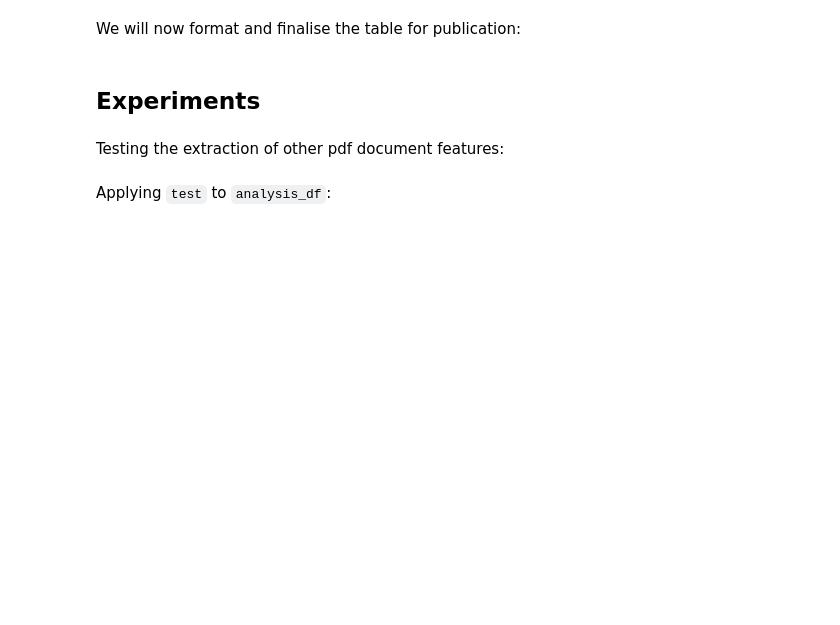
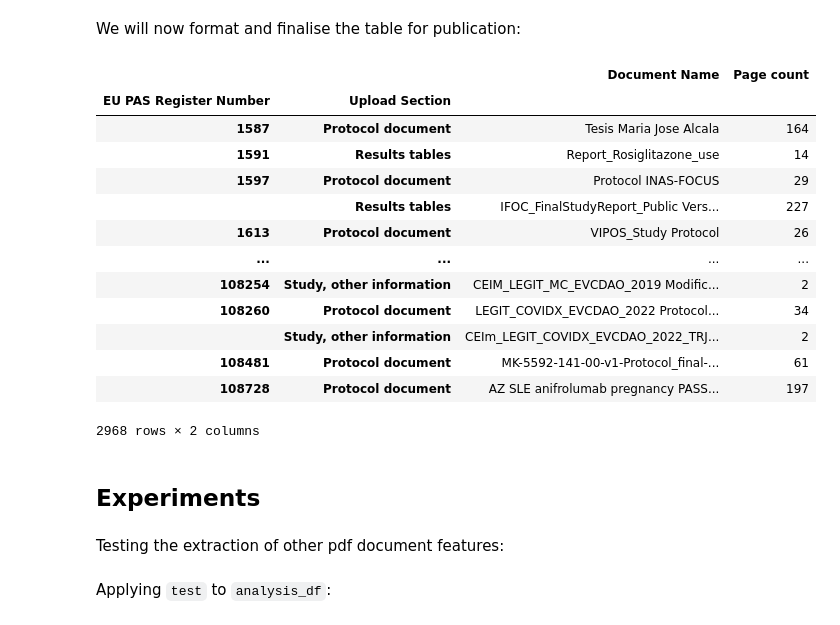
Before and after one commit to EU-PAS-Adherence/EU-PAS-Data-and-Notebooks, a Jupyter notebook: notebooks/extra_analysis/documents_analysis.ipynb, the cells around one changed output. Cells and saved outputs as stored; diff of their text form; code cells hidden in the pictures; blank space fills up the shorter version.

```diff
--- a/notebooks/extra_analysis/documents_analysis.ipynb
+++ b/notebooks/extra_analysis/documents_analysis.ipynb
@@ -519,21 +574,36 @@ document_type_map = {
     'result_tables': 'Results tables'
 }
 # %%
-formated_result_df = extra_analysis_df.reset_index().assign(
+formated_result_df = extra_analysis_df.drop("words", axis="columns").reset_index().assign(
     uploaded_document_type = lambda df: df['uploaded_document_type'].str.replace(r'_#\d+', '', regex=True).map(document_type_map)
 ).set_index(
     ['eu_pas_register_number', 'uploaded_document_type']
 ).rename(
     columns={
         'pdf_name': 'Document Name',
         'pages': 'Page count',
         'words': 'Word count'
     }
 ).rename_axis(
     ['EU PAS Register Number', 'Upload Section']
 ).sort_index(axis='index')
 
 formated_result_df
+# %% [output]
+|  |  | Document Name | Page count |
+| EU PAS Register Number | Upload Section |  |  |
+| 1587 | Protocol document | Tesis Maria Jose Alcala | 164 |
+| 1591 | Results tables | Report_Rosiglitazone_use | 14 |
+| 1597 | Protocol document | Protocol INAS-FOCUS | 29 |
+|  | Results tables | IFOC_FinalStudyReport_Public Vers... | 227 |
+| 1613 | Protocol document | VIPOS_Study Protocol | 26 |
+| ... | ... | ... | ... |
+| 108254 | Study, other information | CEIM_LEGIT_MC_EVCDAO_2019 Modific... | 2 |
+| 108260 | Protocol document | LEGIT_COVIDX_EVCDAO_2022 Protocol... | 34 |
+|  | Study, other information | CEIm_LEGIT_COVIDX_EVCDAO_2022_TRJ... | 2 |
+| 108481 | Protocol document | MK-5592-141-00-v1-Protocol_final-... | 61 |
+| 108728 | Protocol document | AZ SLE anifrolumab pregnancy PASS... | 197 |
+2968 rows × 2 columns
 # %%
 formated_result_df.to_excel('documents_analysis_formated.xlsx')
 # %% [markdown]
```
Also changed, not shown: parts of 5 cells of this notebook.
